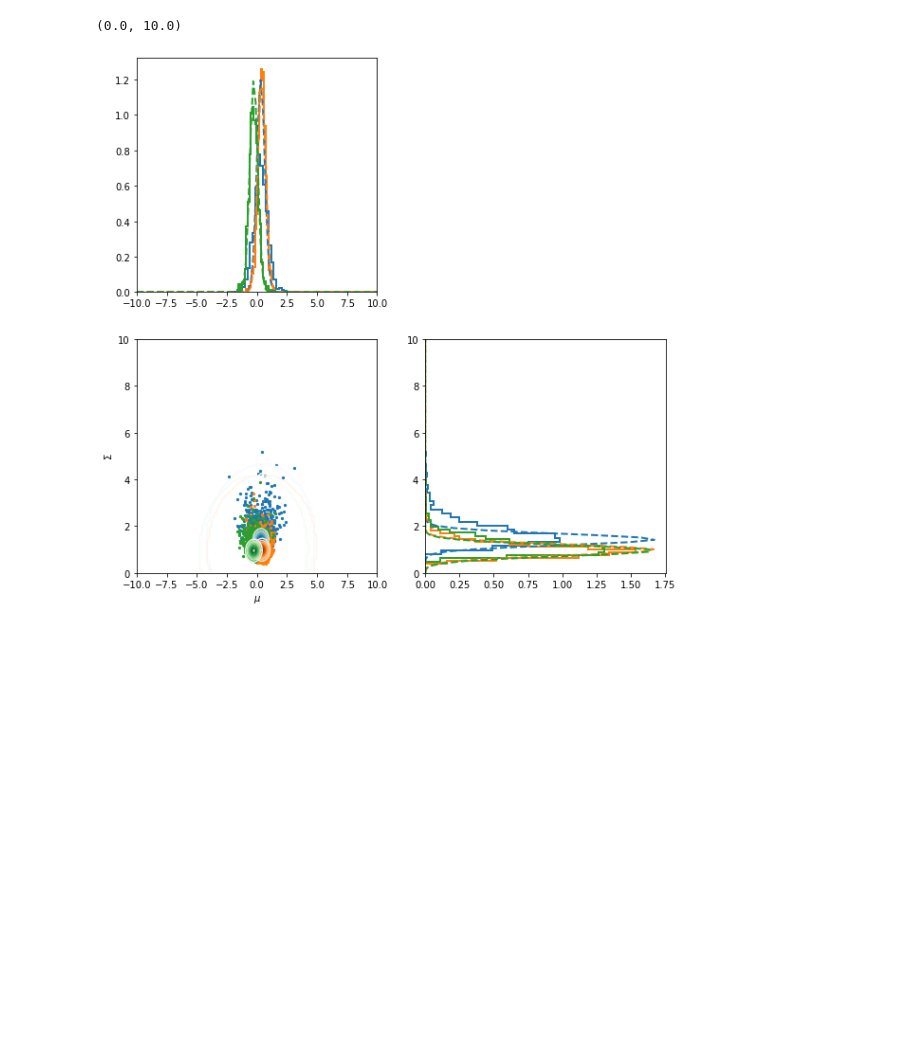
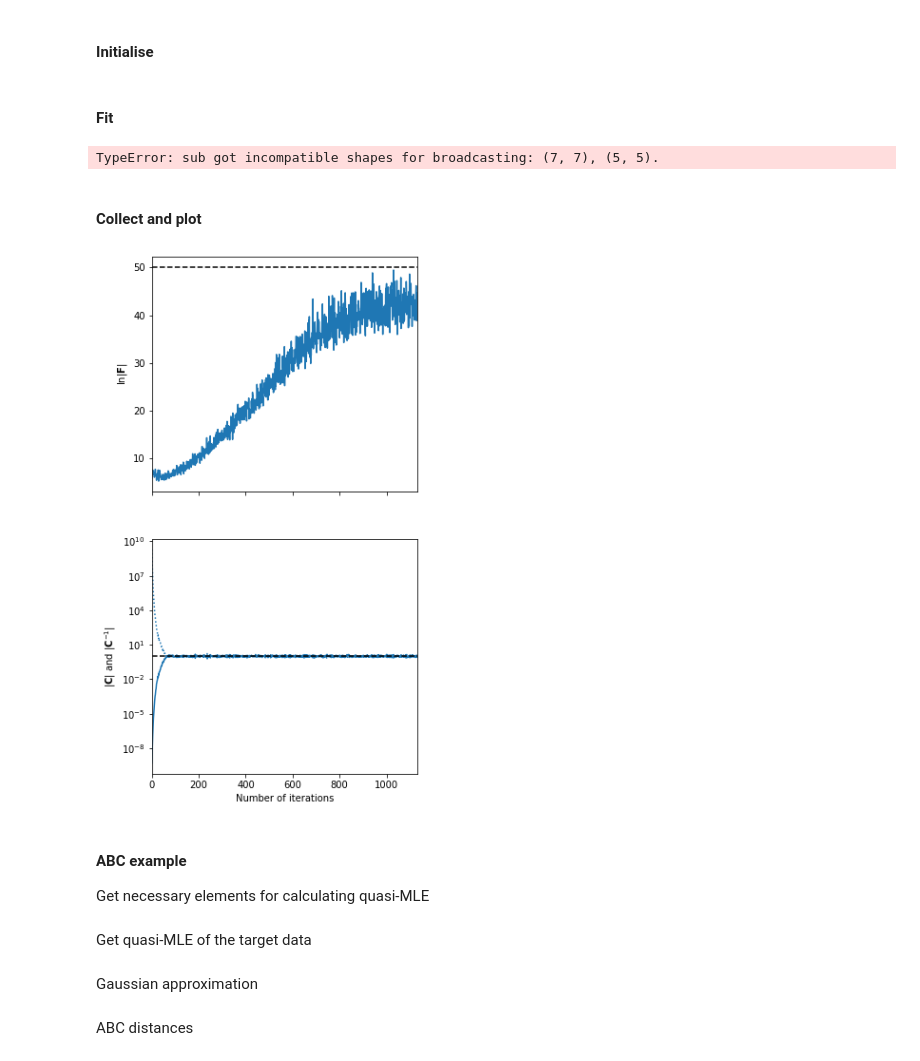
Before and after one commit to tlmakinen/imnn, a Jupyter notebook: examples/IMNN - JAX.ipynb, the cells around one changed output. Cells and saved outputs as stored; diff of their text form; code cells hidden in the pictures; blank space fills up the shorter version.

```diff
--- a/examples/IMNN - JAX.ipynb
+++ b/examples/IMNN - JAX.ipynb
@@ -209,0 +456,27 @@ abc_distances = np.einsum("ijk,kl,ijl->ij", np.expand_dims(target_summaries, 1)
+# %% [markdown]
+#### Initialise
+# %%
+opt_state = opt_initialiser(initial_w)
+max_detF = 0.
+detF_total = np.zeros((0,))
+detC_total = np.zeros((0,))
+detinvC_total = np.zeros((0,))
+# %% [markdown]
+#### Fit
+# %%
+rng, key = jax.random.split(rng)
+opt_state, best_w, max_detF, detF, detC, detinvC, counter = fit(key, opt_state, max_detF=max_detF)
+# %% [output]
+TypeError: sub got incompatible shapes for broadcasting: (7, 7), (5, 5).
+# %% [markdown]
+#### Collect and plot
+# %%
+detF_total = np.hstack([detF_total, detF[:counter]])
+detC_total = np.hstack([detC_total, detC[:counter]])
+detinvC_total = np.hstack([detinvC_total, detinvC[:counter]])
+training_plot(detF_total, detC_total, detinvC_total)
+# %% [output]
+[figure, added]
+# %% [markdown]
+#### ABC example
+Get necessary elements for calculating quasi-MLE
@@ -209,0 +487,2 @@ abc_distances = np.einsum("ijk,kl,ijl->ij", np.expand_dims(target_summaries, 1)
+# %% [markdown]
+Get quasi-MLE of the target data
@@ -210 +491,3 @@ abc_distances = np.einsum("ijk,kl,ijl->ij", np.expand_dims(target_summaries, 1)
+# %% [markdown]
+Gaussian approximation
 # %%
@@ -219,30 +508,2 @@ GA_Σ /= np.expand_dims(np.sum(GA_Σ, -1), -1) * (Σ_range[1] - Σ_range[0])
-# %%
-fig, ax = plt.subplots(2, 2, figsize=(10, 10))
-ax[0, 0].plot(μ_range, GA_μ[0], linewidth=2, linestyle="dashed", color="C0")
-ax[0, 0].plot(μ_range, GA_μ[1], linewidth=2, linestyle="dashed", color="C1")
-ax[0, 0].plot(μ_range, GA_μ[2], linewidth=2, linestyle="dashed", color="C2")
-ax[0, 0].hist(μ_abc[abc_distances[0] < 0.1], bins=25, histtype="step", density=True, linewidth=2, color="C0")
-ax[0, 0].hist(μ_abc[abc_distances[1] < 0.1], bins=25, histtype="step", density=True, linewidth=2, color="C1")
-ax[0, 0].hist(μ_abc[abc_distances[2] < 0.1], bins=25, histtype="step", density=True, linewidth=2, color="C2")
-ax[0, 0].set_xlim([-10., 10.])
-ax[0, 1].axis("off")
-ax[1, 0].contour(μ_range, Σ_range, GA[0], cmap="Blues")
-ax[1, 0].contour(μ_range, Σ_range, GA[1], cmap="Oranges")
-ax[1, 0].contour(μ_range, Σ_range, GA[2], cmap="Greens")
-ax[1, 0].scatter(μ_abc[abc_distances[0] < 0.1], Σ_abc[abc_distances[0] < 0.1], s=5, color="C0")
-ax[1, 0].scatter(μ_abc[abc_distances[1] < 0.1], Σ_abc[abc_distances[1] < 0.1], s=5, color="C1")
-ax[1, 0].scatter(μ_abc[abc_distances[2] < 0.1], Σ_abc[abc_distances[2] < 0.1], s=5, color="C2")
-ax[1, 0].set_xlim([-10., 10.])
-ax[1, 0].set_ylim([0., 10.])
-ax[1, 0].set_xlabel(r"$\mu$")
-ax[1, 0].set_ylabel(r"$\Sigma$")
-ax[1, 1].plot(GA_Σ[0], Σ_range, linewidth=2, linestyle="dashed", color="C0")
-ax[1, 1].plot(GA_Σ[1], Σ_range, linewidth=2, linestyle="dashed", color="C1")
-ax[1, 1].plot(GA_Σ[2], Σ_range, linewidth=2, linestyle="dashed", color="C2")
-ax[1, 1].hist(Σ_abc[abc_distances[0] < 0.1], bins=25, histtype="step", density=True, linewidth=2, orientation='horizontal', color="C0")
-ax[1, 1].hist(Σ_abc[abc_distances[1] < 0.1], bins=25, histtype="step", density=True, linewidth=2, orientation='horizontal', color="C1")
-ax[1, 1].hist(Σ_abc[abc_distances[2] < 0.1], bins=25, histtype="step", density=True, linewidth=2, orientation='horizontal', color="C2")
-ax[1, 1].set_ylim([0., 10.])
-# %% [output]
-(0.0, 10.0)
-[figure, removed]
+# %% [markdown]
+ABC distances
```
Also changed, not shown: parts of 63 cells of this notebook.
